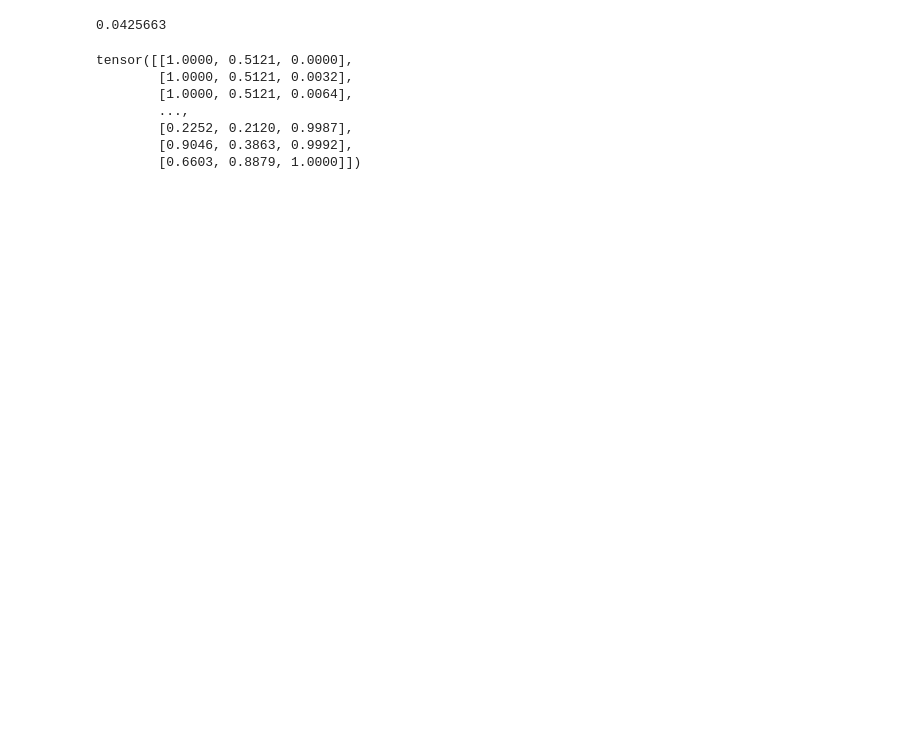
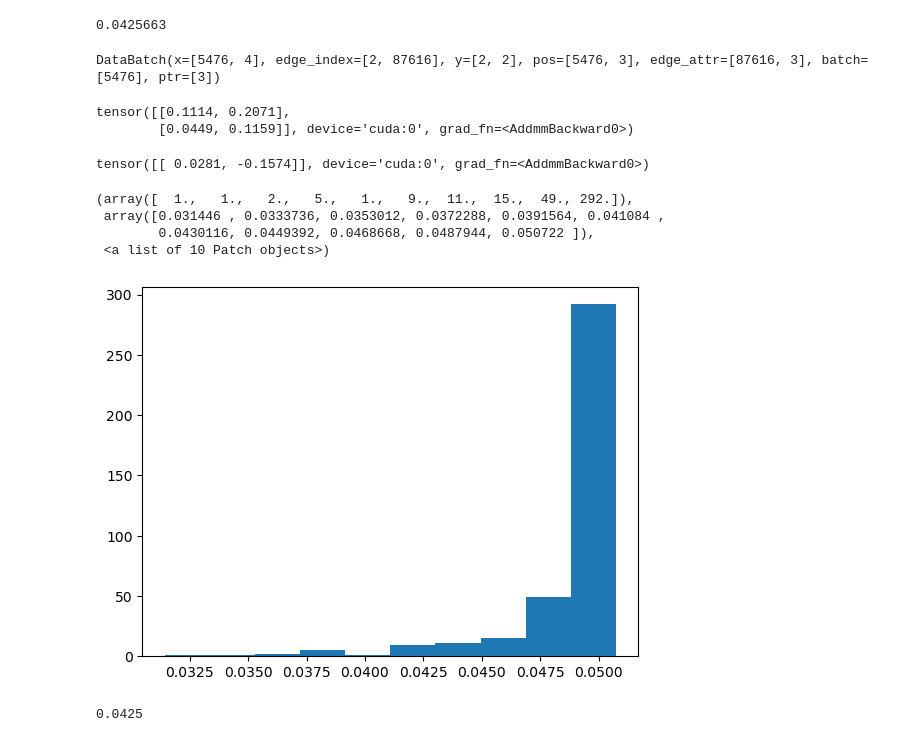
Before and after one commit to AdvancedResearchInnovationCenter/TactiGraph, a Jupyter notebook: src/gcn_radial.ipynb, the cells around one changed output. Drawn from its saved outputs; the diff is of its cells as text; code cells hidden in the pictures; blank space fills up the shorter version.

Commit message:
spline train

```diff
--- a/src/gcn_radial.ipynb
+++ b/src/gcn_radial.ipynb
@@ -1,5 +1,4 @@
 # %%
 from imports.ExtractContactCases import ExtractContactCases, cases_dict
 
-ex = ExtractContactCases('contact_extraction1')
-samples = ex.load()
+ex = ExtractContactCases('contact_extraction1', bag_file_name='../dataset_ENVTACT_new2.bag', max_events_thresh=10000)
@@ -113,10 +244,10 @@ from sklearn.model_selection import train_test_split
 sample_idx = list(samples.keys())
 cases = [str(samples[s_idx]['case']) for s_idx in sample_idx]
 
-train_idx, val_test_idx = train_test_split(sample_idx, test_size=1-0.6, random_state=0, stratify=cases) #fixed across extractions
+train_idx, val_test_idx = train_test_split(sample_idx, test_size=1-0.6, random_state=0) #fixed across extractions
 
 cases = [str(samples[s_idx]['case']) for s_idx in val_test_idx]
-val_idx, test_idx = train_test_split(val_test_idx,  test_size=0.5, random_state=0, stratify=cases) #fixed across extractions
+val_idx, test_idx = train_test_split(val_test_idx,  test_size=0.5, random_state=0) #fixed across extractions
 
 
 
@@ -160,11 +293,34 @@ loader = DataLoader([i for i in train_gen()], batch_size=5, shuffle=True)
-# %%
-d = next(train_gen())
-d.x
-# %% [output]
-tensor([[1.0000, 0.5121, 0.0000],
-        [1.0000, 0.5121, 0.0032],
-        [1.0000, 0.5121, 0.0064],
-        ...,
-        [0.2252, 0.2120, 0.9987],
-        [0.9046, 0.3863, 0.9992],
-        [0.6603, 0.8879, 1.0000]])
+# %%
+g_t = next(iter(loader)).cuda()
+g_v = next(iter(val_loader)).cuda()
+g_t
+# %% [output]
+DataBatch(x=[5476, 4], edge_index=[2, 87616], y=[2, 2], pos=[5476, 3], edge_attr=[87616, 3], batch=[5476], ptr=[3])
+# %%
+model(g_t)
+# %% [output]
+tensor([[0.1114, 0.2071],
+        [0.0449, 0.1159]], device='cuda:0', grad_fn=<AddmmBackward0>)
+# %%
+model(g_v)
+# %% [output]
+tensor([[ 0.0281, -0.1574]], device='cuda:0', grad_fn=<AddmmBackward0>)
+# %%
+val_period = []
+
+for s_idx in train_idx:
+    ts = np.array(samples[s_idx]['events'])[:, 2]
+    val_period.append((ts[-1] - ts[0])*1e-9)
+# %%
+import matplotlib.pyplot as plt
+plt.hist(val_period)
+# %% [output]
+(array([  1.,   1.,   2.,   5.,   1.,   9.,  11.,  15.,  49., 292.]),
+ array([0.031446 , 0.0333736, 0.0353012, 0.0372288, 0.0391564, 0.041084 ,
+        0.0430116, 0.0449392, 0.0468668, 0.0487944, 0.050722 ]),
+ <a list of 10 Patch objects>)
+[figure, added]
+# %%
+0.05*0.85
+# %% [output]
+0.0425
```
Also changed, not shown: parts of 16 cells of this notebook, 9 other files.
